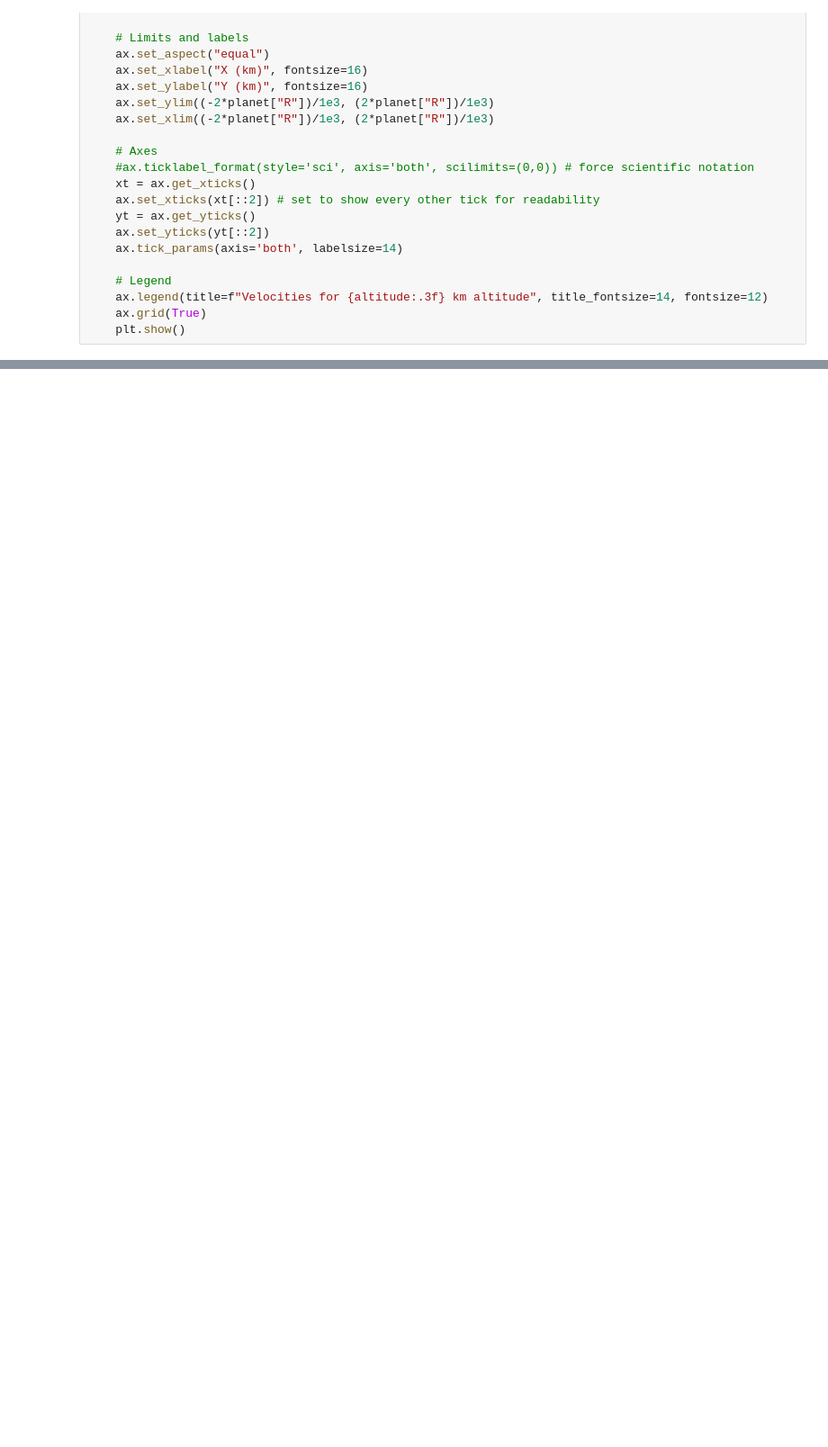
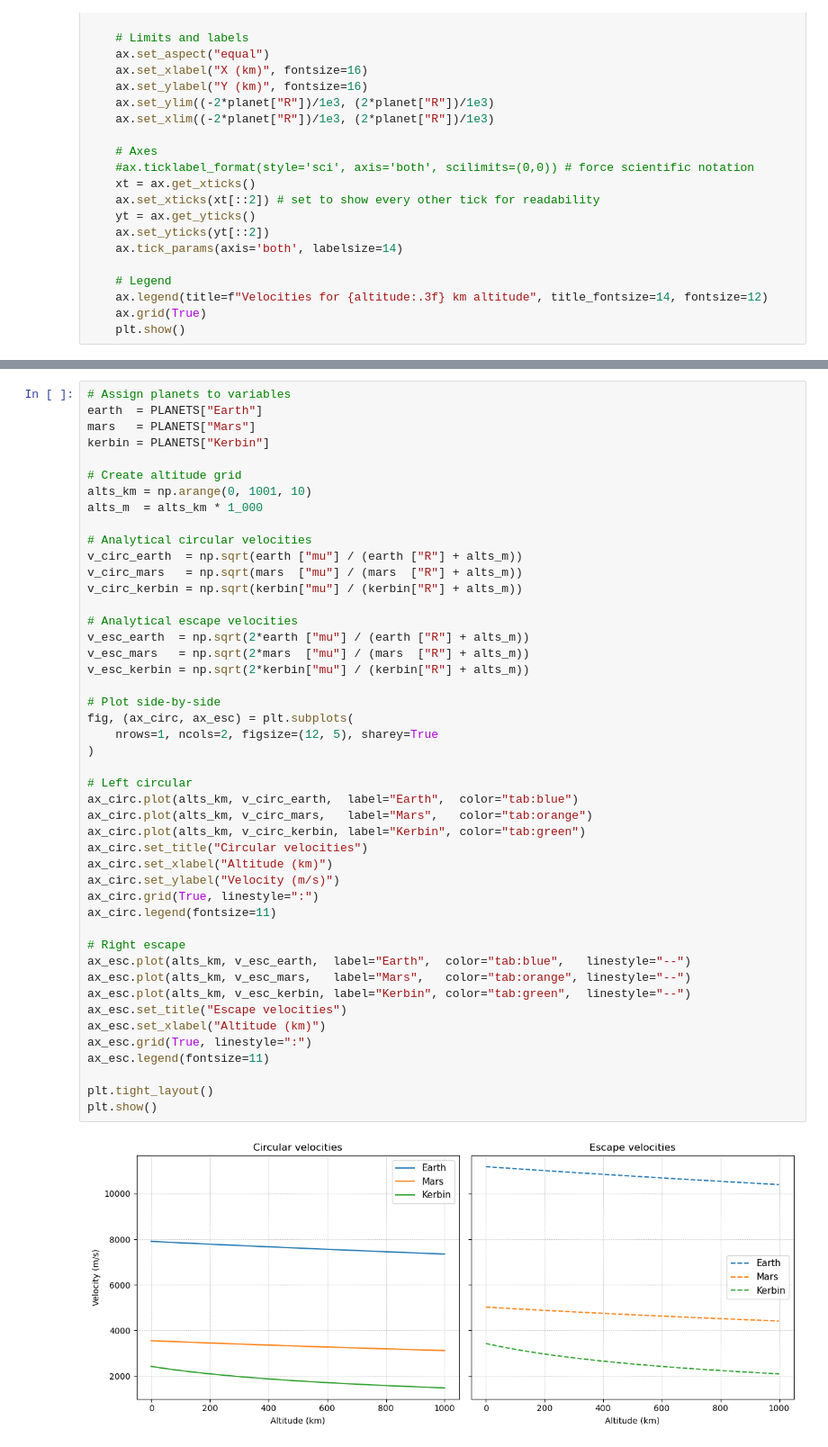
Before and after one commit to spmcadam/computational-physics, a Jupyter notebook: hw2/trajectory_plotter.ipynb, the cells around one changed output, grey strips where cells are left out. Shown at 90% size. Drawn from its saved outputs; the diff is of its cells as text; blank space fills up the shorter version.

```diff
--- a/hw2/trajectory_plotter.ipynb
+++ b/hw2/trajectory_plotter.ipynb
@@ -556,0 +470,48 @@ compare_velocities()
+# %%
+# Assign planets to variables
+earth  = PLANETS["Earth"]
+mars   = PLANETS["Mars"]
+kerbin = PLANETS["Kerbin"]
+
+# Create altitude grid
+alts_km = np.arange(0, 1001, 10)
+alts_m  = alts_km * 1_000
+
+# Analytical circular velocities
+v_circ_earth  = np.sqrt(earth ["mu"] / (earth ["R"] + alts_m))
+v_circ_mars   = np.sqrt(mars  ["mu"] / (mars  ["R"] + alts_m))
+v_circ_kerbin = np.sqrt(kerbin["mu"] / (kerbin["R"] + alts_m))
+
+# Analytical escape velocities
+v_esc_earth  = np.sqrt(2*earth ["mu"] / (earth ["R"] + alts_m))
+v_esc_mars   = np.sqrt(2*mars  ["mu"] / (mars  ["R"] + alts_m))
+v_esc_kerbin = np.sqrt(2*kerbin["mu"] / (kerbin["R"] + alts_m))
+
+# Plot side-by-side
+fig, (ax_circ, ax_esc) = plt.subplots(
+    nrows=1, ncols=2, figsize=(12, 5), sharey=True
+)
+
+# Left circular
+ax_circ.plot(alts_km, v_circ_earth,  label="Earth",  color="tab:blue")
+ax_circ.plot(alts_km, v_circ_mars,   label="Mars",   color="tab:orange")
+ax_circ.plot(alts_km, v_circ_kerbin, label="Kerbin", color="tab:green")
+ax_circ.set_title("Circular velocities")
+ax_circ.set_xlabel("Altitude (km)")
+ax_circ.set_ylabel("Velocity (m/s)")
+ax_circ.grid(True, linestyle=":")
+ax_circ.legend(fontsize=11)
+
+# Right escape
+ax_esc.plot(alts_km, v_esc_earth,  label="Earth",  color="tab:blue",   linestyle="--")
+ax_esc.plot(alts_km, v_esc_mars,   label="Mars",   color="tab:orange", linestyle="--")
+ax_esc.plot(alts_km, v_esc_kerbin, label="Kerbin", color="tab:green",  linestyle="--")
+ax_esc.set_title("Escape velocities")
+ax_esc.set_xlabel("Altitude (km)")
+ax_esc.grid(True, linestyle=":")
+ax_esc.legend(fontsize=11)
+
+plt.tight_layout()
+plt.show()
+# %% [output]
+[figure, added]
```
Also changed, not shown: parts of 8 cells of this notebook.
